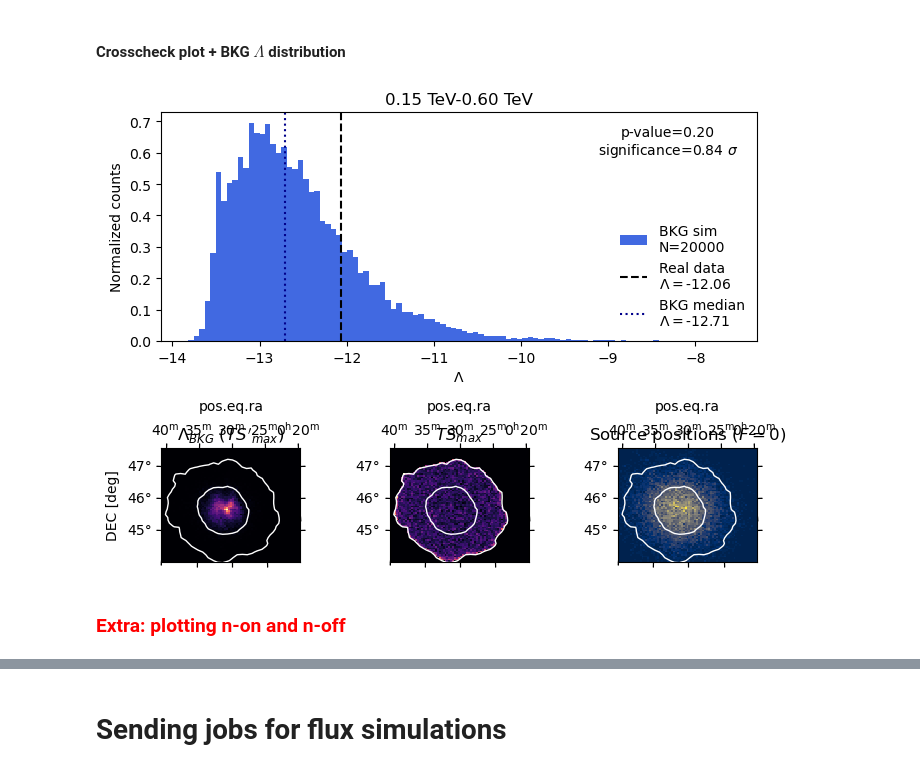
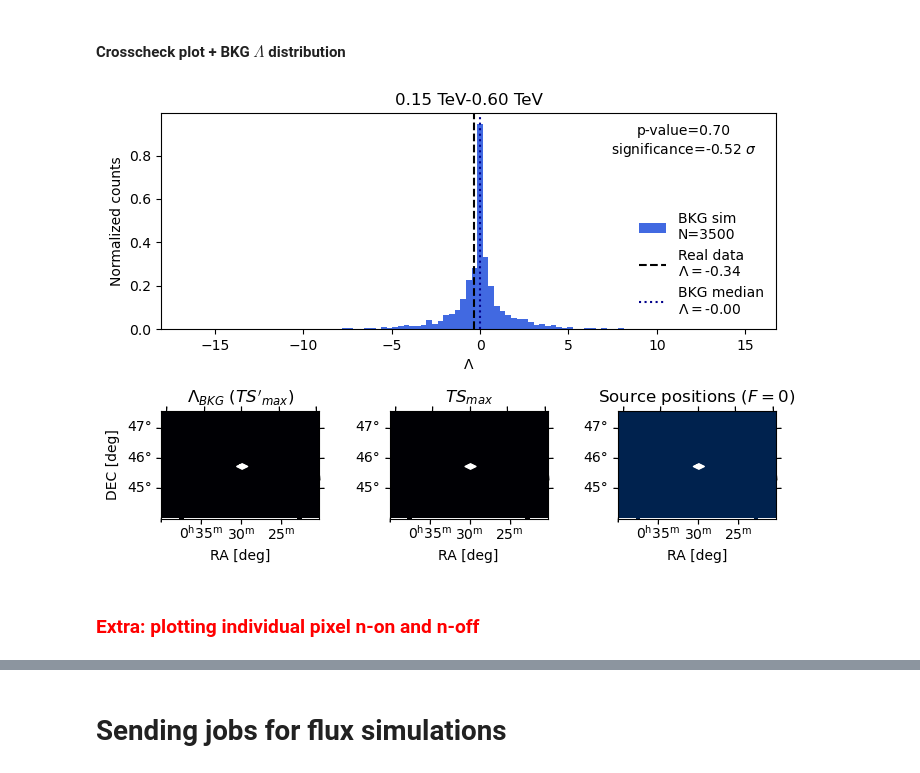
Before and after one commit to juanjq/gw-gamma-global-uls, a Jupyter notebook: notebook_sim.ipynb, the cells around one changed output, grey strips where cells are left out. Saved outputs shown, nothing was run; the diff lists cells and outputs as text; code cells hidden in the pictures.

```diff
--- a/notebook_sim.ipynb
+++ b/notebook_sim.ipynb
@@ -346,7 +366,7 @@ spectral_model = PowerLawSpectralModel(index=2)
 model = SkyModel(spatial_model=spatial_model, spectral_model=spectral_model)
 
 excess_estimator = ExcessMapEstimator(
-    correlation_radius = 0.1 * u.deg,
+    correlation_radius = correlation_radius,
     correlate_off = True,
     spectral_model = spectral_model,
     energy_edges = energy_edges,
@@ -379,7 +399,7 @@ We compute our main parameter $\Lambda$, that is defined as the maximum TS' in t
 stats_real = convolved_map_dataset_counts_statistics(
     convolved_maps = _get_convolved_maps(
         dataset = dataset_stacked_real,
-        kernel = ts_estimator.estimate_kernel(dataset_stacked_real),
+        kernel = excess_estimator.estimate_kernel(dataset_stacked_real),
         mask = excess_estimator.estimate_mask_default(dataset_stacked_real),
         correlate_off = excess_estimator.correlate_off
     ),
@@ -407,13 +427,13 @@ fig, (ax1, ax2, ax3) = plt.subplots(1, 3, figsize=(9, 2.6), subplot_kw={"project
 
 tsmax = np.max(np.abs([np.nanmax(ts), np.nanmin(ts)]))
 a1 = ax1.pcolormesh(
-    bin_c_ra, bin_c_dec, ts, shading="gouraud", transform=ax1.get_transform("icrs"), cmap="seismic", vmin=-tsmax, vmax=tsmax
+    bin_c_ra, bin_c_dec, ts, shading="nearest", transform=ax1.get_transform("icrs"), cmap="seismic", vmin=-tsmax, vmax=tsmax
 )
 a2 = ax2.pcolormesh(
-    bin_c_ra, bin_c_dec, log_gw, shading="gouraud", transform=ax2.get_transform("icrs"), cmap="cylon", vmin=-25, vmax=-13,
+    bin_c_ra, bin_c_dec, log_gw, shading="nearest", transform=ax2.get_transform("icrs"), cmap="cylon", vmin=-25, vmax=-13,
 )
 a3 = ax3.pcolormesh(
-    bin_c_ra, bin_c_dec, ts2, shading="gouraud", transform=ax3.get_transform("icrs"), cmap="viridis", vmin=-18
+    bin_c_ra, bin_c_dec, ts2, shading="nearest", transform=ax3.get_transform("icrs"), cmap="viridis", vmin=-18
 )
 fig.colorbar(a1, ax=ax1, label="TS$=2\\log\\left(\\frac{\\mathcal{L}(n|n)}{\\mathcal{L}(n|n_{BKG})}\\right)$")
 fig.colorbar(a2, ax=ax2, label=r"$2\log(P_{GW})$", extend="min")
@@ -431,17 +451,19 @@ for ax in [ax1, ax2, ax3]:
     ax.plot(source_coord.ra.deg, source_coord.dec.deg, "x", transform=ax.get_transform("icrs"),
             label="Pointing" if ax == ax2 else None, color="k", ls="")
     ax.set_xlabel("RA [deg]"); ax.grid()
+    ax.coords[0].set_axislabel_position("b"); ax.coords[0].set_ticklabel_position("b")
 
-ax3.plot(lambda_coord_real.ra.deg, lambda_coord_real.dec.deg, "x", transform=ax.get_transform("icrs"),
-         label=f"Maximum = {lambda_real:.2f}", color="r", ls="")
+ax3.plot(lambda_coord_real.ra.deg, lambda_coord_real.dec.deg, "x", color="r", ls="",
+         transform=ax.get_transform("icrs"),label=f"Maximum = {lambda_real:.2f}")
 
 for dec in (ax2.coords[1], ax3.coords[1]):
     dec.set_ticks_visible(False)
     dec.set_ticklabel_visible(False)
 
-ax1.set_ylabel("DEC [deg]"); ax2.set_title("GW PDF"); ax3.set_title("TS'"); ax2.legend(frameon=False, loc=2, fontsize=8)
+ax1.set(ylabel="DEC [deg]", title=f"TS ({axis_energy.edges[0]:.2f}-{axis_energy.edges[-1]:.2f})")
+ax2.set_title("GW PDF"); ax3.set_title("TS'"); ax2.legend(frameon=False, loc=2, fontsize=8)
 l3 = ax3.legend(frameon=False, loc=2, fontsize=8); [text.set_color("w") for text in l3.get_texts()]
-ax1.set_title(f"TS ({axis_energy.edges[0]:.2f}-{axis_energy.edges[-1]:.2f})"); plt.tight_layout()
+plt.tight_layout()
 
 plt.show()
 # %% [output]
@@ -595,23 +680,24 @@ with open(path_pkl_stats, "wb") as file:
 # Launching the BKG simulations
 # %%
 %%time
-n_sim_bkg   = 20000
+n_sim_bkg = 3500
 compute_uls = 0
-flux_bkg    = 0.0
+amplitude_bkg = 0.0
+overwrite = True
 
 # First we check if the results file already exists
 fname_results_bkg = f"{source_name}_{type_obs}_E_{e_min.value}_{e_max.value}"
-fname_results_bkg += f"_N_{n_sim_bkg}_f_{flux_bkg}_{'extended' if bool(compute_uls) else ''}.npz"
+fname_results_bkg += f"_N_{n_sim_bkg}_f_{amplitude_bkg}_{'extended' if bool(compute_uls) else ''}.npz"
 path_results_bkg = os.path.join("data", "results", fname_results_bkg)
 
 # If data is not already produced
-if not os.path.exists(path_results_bkg):
+if not os.path.exists(path_results_bkg) or overwrite:
 
     # For the background there is no need of sending jobs as is only one simulation
     # Can take O(5-10min) for a decent amount of statistics to compute the distribution
     utils.perform_n_simulations(
         n_sim = n_sim_bkg,
-        flux = flux_bkg,
+        amplitude = amplitude_bkg,
         file_input = path_pkl,
         file_output = path_results_bkg,
         compute_uls = compute_uls
@@ -697,35 +787,35 @@ axt.axvline(lambda_bkg_m, color="darkblue", ls=":", label=f"BKG median\n$\\Lambd
 
 for ax, cmap, mapa, lab in zip(
     [ax1, ax2, ax3], ["magma", "magma", "cividis"],
     [map_lambda_bkg, map_ts_bkg, map_source_sim],
     [r"$\\Lambda$", r"$TS_{\text{MAX}}$", "Simulated sources"]
 ):
     pc = ax.pcolormesh(
         bin_edges_ra, bin_edges_dec, mapa.data, cmap=cmap,
         transform=ax.get_transform("icrs")
     )
 
     lims = ax.get_xlim(), ax.get_ylim()
     ax.contour(
         data_ligo_2d, levels=threshold_maps, transform=ax.get_transform("icrs"), origin="lower",
         extent=[-180, 180, -90, 90], colors="w", linewidths=1,
     )
     ax.set_xlim(lims[0][0], lims[0][1]); ax.set_ylim(lims[1][0], lims[1][1])
-
+    ax.coords[0].set_axislabel_position("b"); ax.coords[0].set_ticklabel_position("b")
 
 axt.legend(frameon=False, loc=4)
 axt.set_xlabel("$\\Lambda$"); axt.set_ylabel("Normalized counts")
 for ax in [ax1, ax2, ax3]:
     ax.set_xlabel("RA [deg]")
 ax1.set_ylabel("DEC [deg]"); ax2.set_ylabel(" "); ax3.set_ylabel(" ")
 ax1.set_title("$\\Lambda_{BKG}$ ($TS'_{max}$)")
 ax2.set_title("$TS_{max}$"); ax3.set_title("Source positions $(F=0)$")
 axt.set_title(f"{energy_edges[0]:.2f}-{energy_edges[1]:.2f}")
 fig.tight_layout()
 
 plt.show()
 # %% [output]
-[figure, old version]
+[figure, new version]
 # %% [markdown]
-### <span style="color:red">Extra: plotting n-on and n-off</span>
+### <span style="color:red">Extra: plotting individual pixel n-on and n-off</span>
 # %%
```
Also changed, not shown: parts of 38 cells of this notebook, 8 other files.
